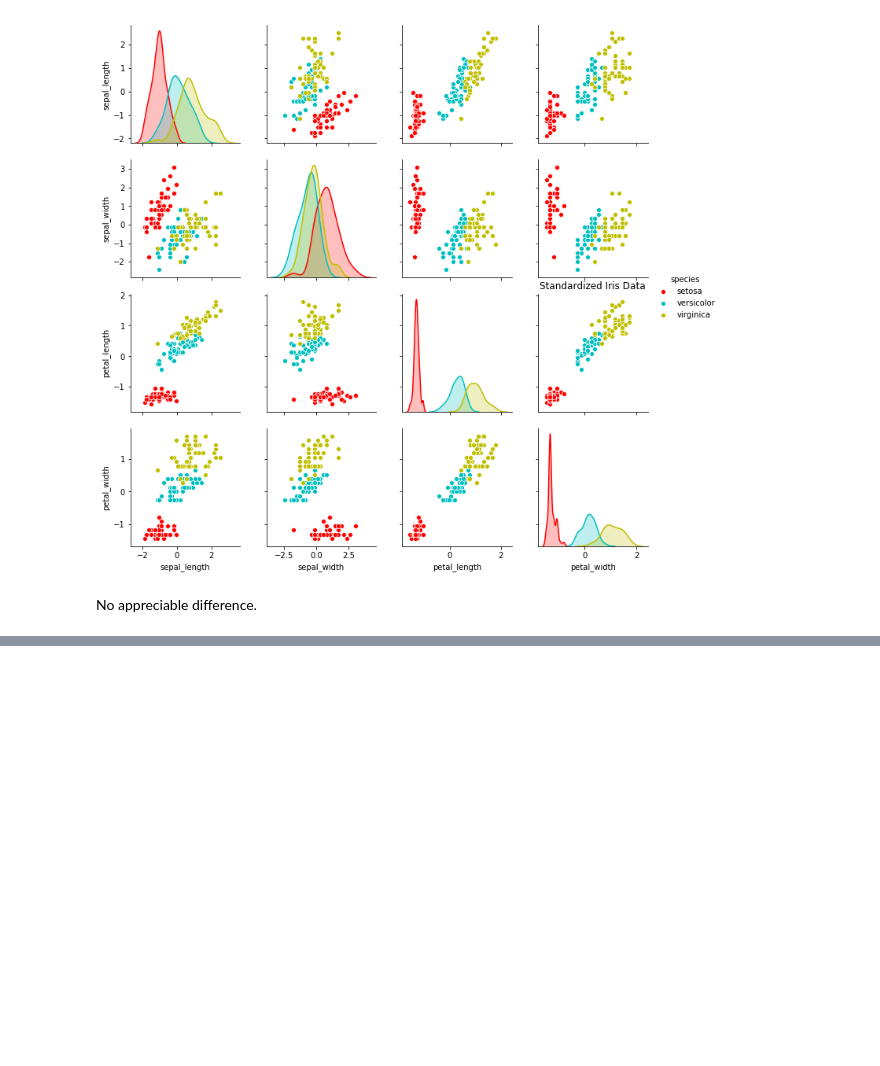
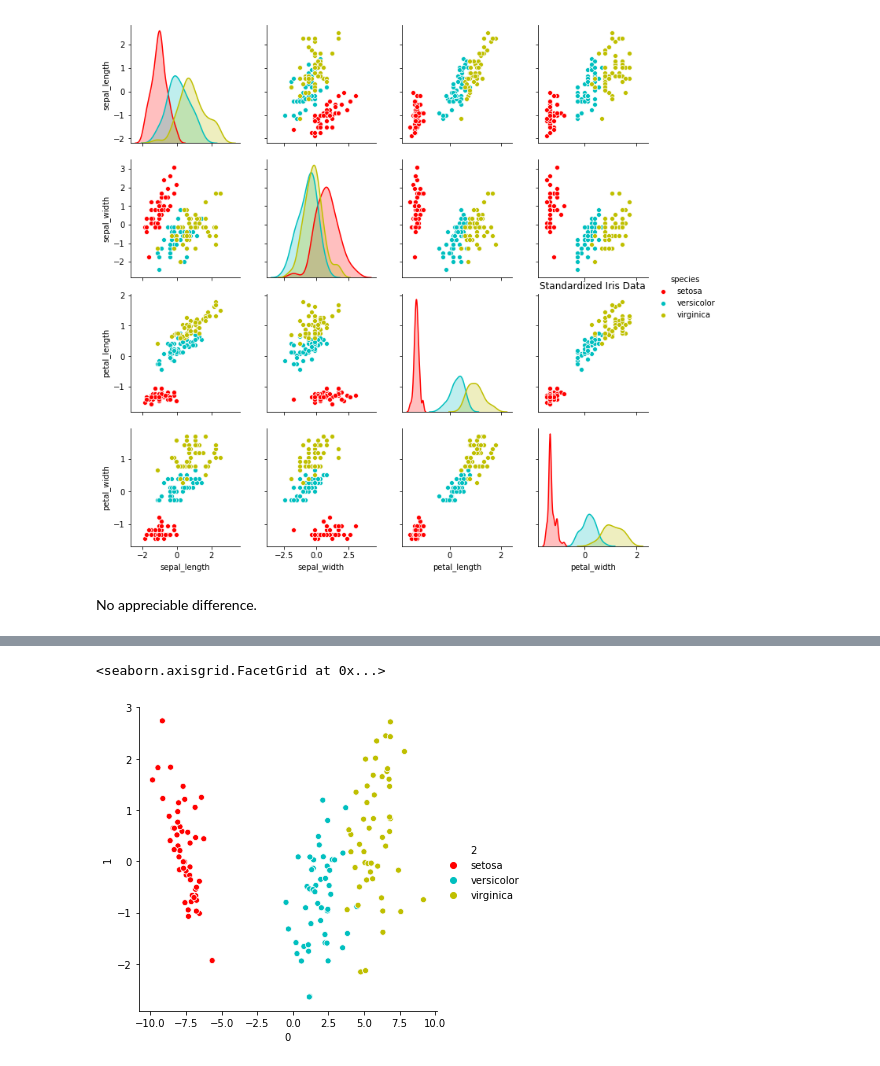
Before and after one commit to robahall/MLAlgoProjects, a Jupyter notebook: notebooks/1.0_rah_iris-kmeans.ipynb, the cells around one changed output, grey strips where cells are left out. Cells and saved outputs as stored; diff of their text form; code cells hidden in the pictures; blank space fills up the shorter version.

```diff
--- a/notebooks/1.0_rah_iris-kmeans.ipynb
+++ b/notebooks/1.0_rah_iris-kmeans.ipynb
@@ -34,3 +31,5 @@ target_df= target_df.map(labels)
+# %%
+target_df= target_df.map({k:v for (k,v) in enumerate(iris.target_names)})
 # %%
 iris_df = pd.concat([iris_df, target_df], axis = 1, ignore_index = True)
 # %%
@@ -258,0 +278,7 @@ No appreciable difference.
+# %%
+lda = LinearDiscriminantAnalysis(n_components=2)
+# %%
+features_lda = lda.fit(features, target).transform(features)
+# %%
+iris_lda_df = pd.DataFrame(features_lda)
+iris_lda_df = pd.concat([iris_lda_df, target_df], axis = 1, ignore_index = True)
@@ -258,0 +294,5 @@ No appreciable difference.
+# %%
+sns.relplot(x=0, y=1, hue=2 , data = iris_lda_df,  palette=["r", "c", "y"])
+# %% [output]
+<seaborn.axisgrid.FacetGrid at 0x...>
+[figure, added]
```
Also changed, not shown: parts of 10 cells of this notebook.
